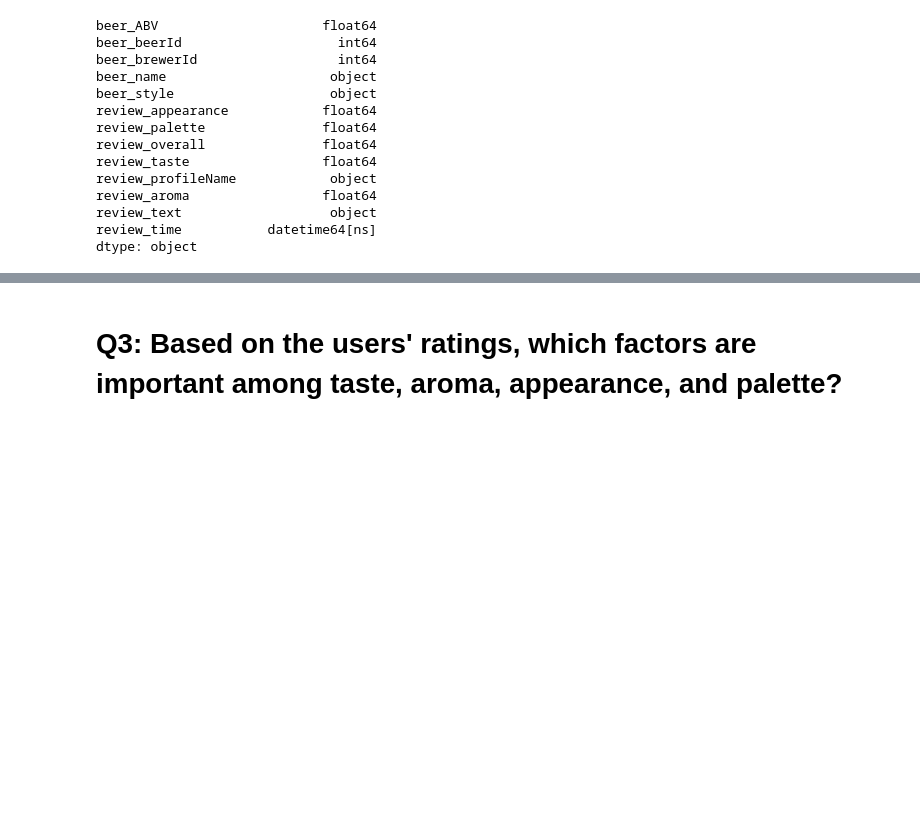
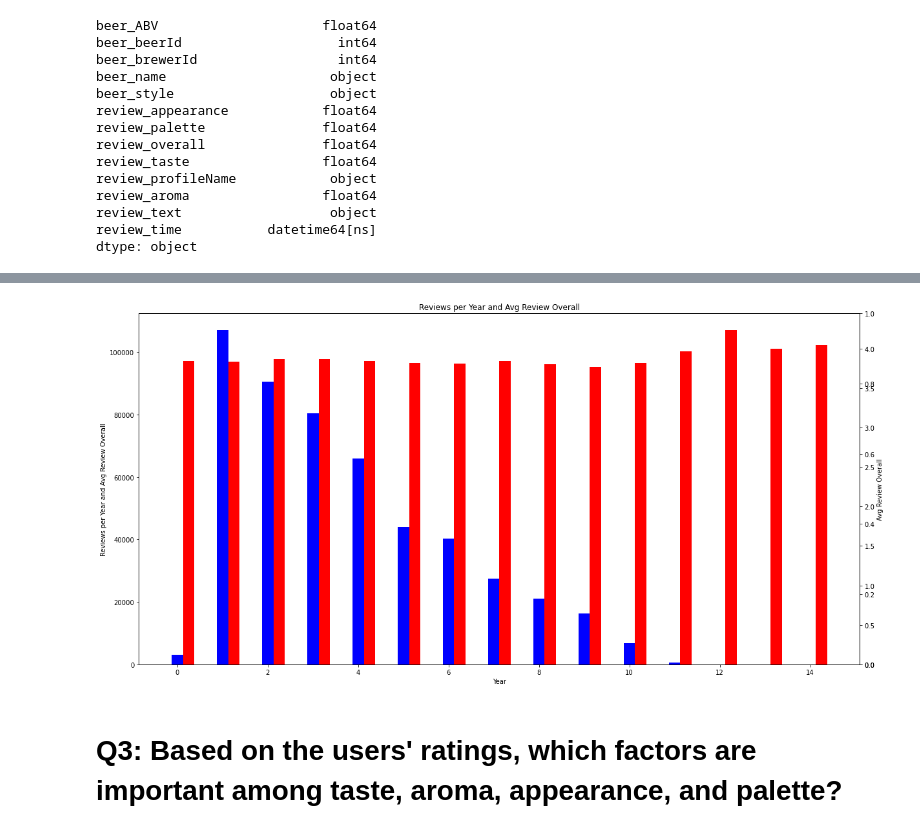
Before and after one commit to AvatarJoshi/beer_data_analysis, a Jupyter notebook: beer_analysis.ipynb, the cells around one changed output, grey strips where cells are left out. Saved outputs shown, nothing was run; the diff lists cells and outputs as text; code cells hidden in the pictures; blank space fills up the shorter version.

Commit message:
Working on adjusting bar graph

```diff
--- a/beer_analysis.ipynb
+++ b/beer_analysis.ipynb
@@ -226,4 +218,0 @@ df["review_year"].value_counts().plot(kind="bar")
-# %%
-# Determine which months have the most reviews
-df["review_month"] = df["review_time"].dt.month
-df["review_month"].value_counts()
@@ -249,0 +240,13 @@ df["review_month"].value_counts().sort_index().plot(kind="bar")
+# %%
+# Create a new dataframe with review_time, reviews_per_year, and avg_review_overall
+review_year_df = df.groupby(["review_year"]).agg({"review_time": "count", "review_overall": "mean"})
+review_year_df = review_year_df.rename(columns={"review_time": "reviews_per_year", "review_overall": "avg_review_overall"})
+
+# Sort by review_year
+review_year_df = review_year_df.sort_values(["review_year"], ascending=False)
+
+# Create an index for the dataframe
+review_year_df = review_year_df.reset_index()
+
+# View the dataframe
+review_year_df
@@ -250,3 +270,37 @@ df["review_month"].value_counts().sort_index().plot(kind="bar")
+# %%
+# Import dependencies
+from matplotlib import pyplot as plt
+import numpy as np
+
+## Create a chart where reviews per year and avg review overall are side by side
+
+# Set the figure size
+figure = plt.figure(figsize=(20, 10))
+
+# Set the x-axis and tick locations
+N = len(review_year_df["review_year"])
+ind = np.arange(N)
+width = 0.25
+
+# Create text and labels
+plt.title("Reviews per Year and Avg Review Overall")
+plt.xlabel("Year")
+# Create title for left y-axis
+plt.ylabel("Reviews per Year and Avg Review Overall")
+# Create title for right y-axis
+plt.twinx().set_ylabel("Avg Review Overall")
+
+
+ax1 = figure.add_subplot(111)
+ax2 = ax1.twinx()
+rects1 = ax1.bar(ind, review_year_df["reviews_per_year"], width, color="blue")
+rects2 = ax2.bar(ind + width, review_year_df["avg_review_overall"], width, color="red")
+
+
+# Show the chart
+plt.show()
+# %% [output]
+[figure, added]
 # %% [markdown]
 # Q3: Based on the users' ratings, which factors are important among taste, aroma, appearance, and palette?
 # %%
```
Also changed, not shown: parts of 7 cells of this notebook, 1 other file.
